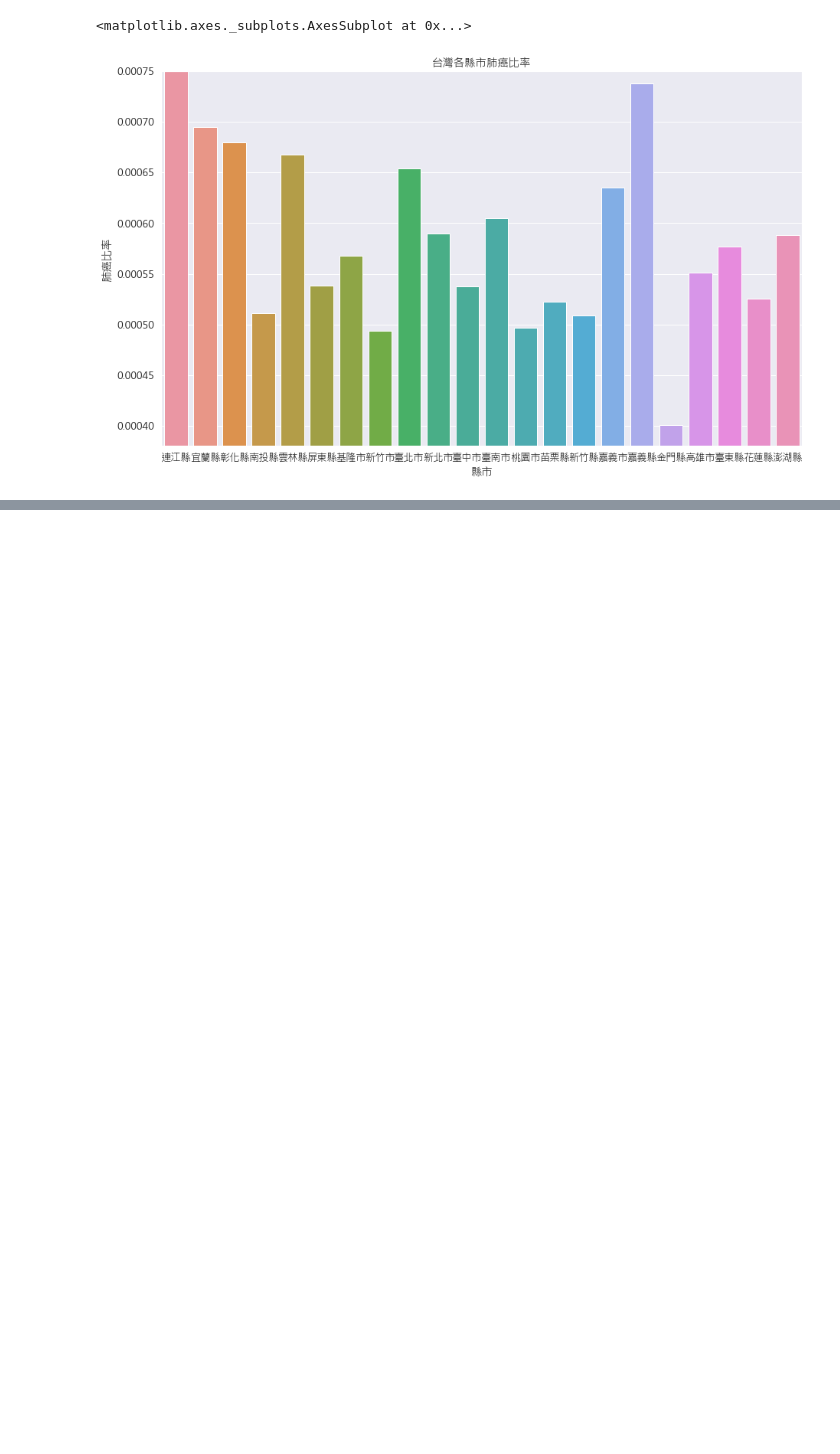
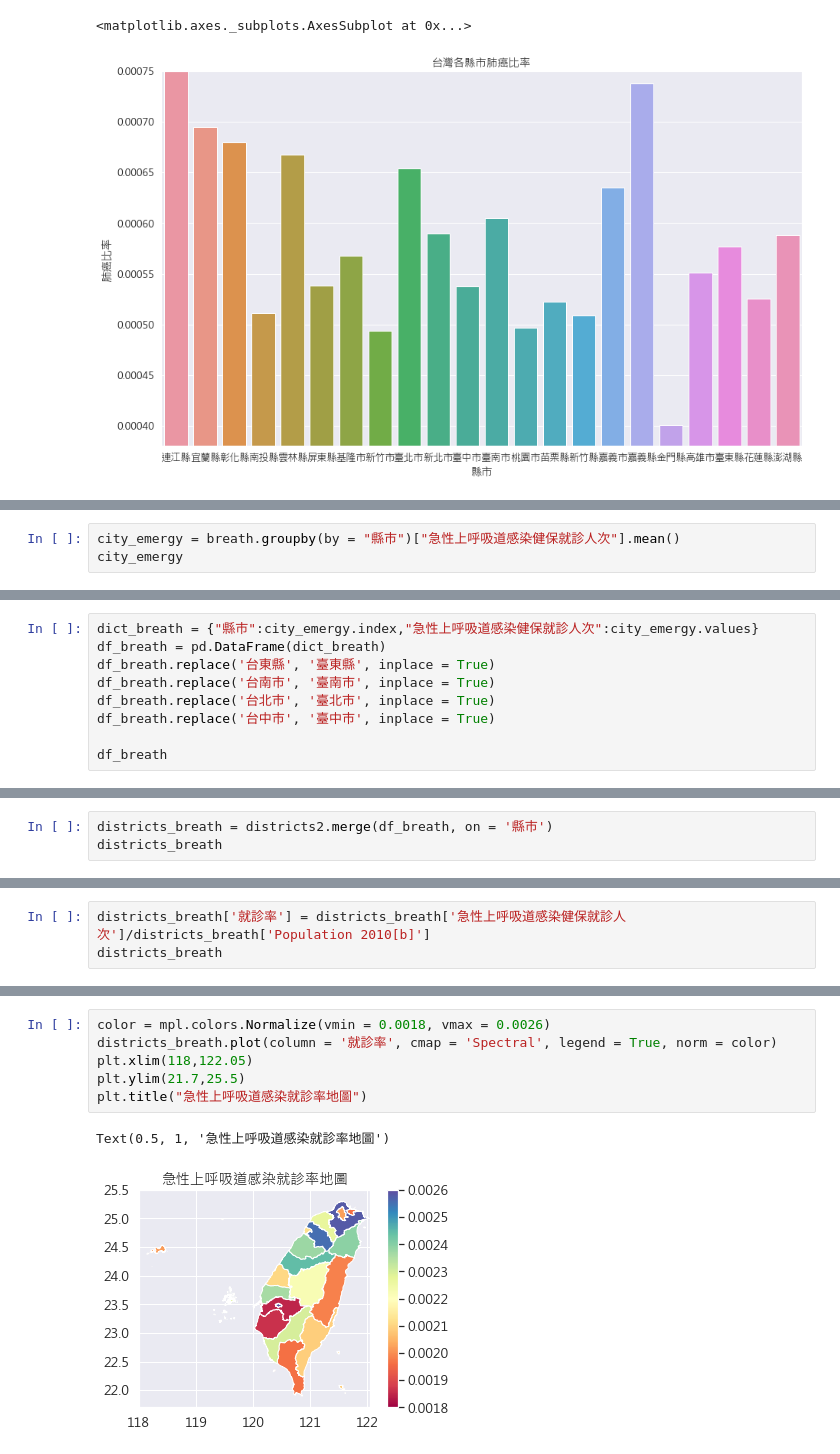
Before and after one commit to k22949706/Kenny, a Jupyter notebook: 程式語言Final.ipynb, the cells around one changed output, grey strips where cells are left out. Saved outputs shown, nothing was run; the diff lists cells and outputs as text; blank space fills up the shorter version.

```diff
--- a/程式語言Final.ipynb
+++ b/程式語言Final.ipynb
@@ -537,0 +590,3 @@ sns.barplot(x=districts3['縣市'],y=districts3['肺癌比率'])
+# %%
+city_emergy = breath.groupby(by = "縣市")["急性上呼吸道感染健保就診人次"].mean()
+city_emergy
@@ -537,0 +611,9 @@ sns.barplot(x=districts3['縣市'],y=districts3['肺癌比率'])
+# %%
+dict_breath = {"縣市":city_emergy.index,"急性上呼吸道感染健保就診人次":city_emergy.values}
+df_breath = pd.DataFrame(dict_breath)
+df_breath.replace('台東縣', '臺東縣', inplace = True)
+df_breath.replace('台南市', '臺南市', inplace = True)
+df_breath.replace('台北市', '臺北市', inplace = True)
+df_breath.replace('台中市', '臺中市', inplace = True)
+
+df_breath
@@ -537,0 +638,3 @@ sns.barplot(x=districts3['縣市'],y=districts3['肺癌比率'])
+# %%
+districts_breath = districts2.merge(df_breath, on = '縣市')
+districts_breath
@@ -537,0 +659,3 @@ sns.barplot(x=districts3['縣市'],y=districts3['肺癌比率'])
+# %%
+districts_breath['就診率'] = districts_breath['急性上呼吸道感染健保就診人次']/districts_breath['Population 2010[b]']
+districts_breath
@@ -537,0 +680,9 @@ sns.barplot(x=districts3['縣市'],y=districts3['肺癌比率'])
+# %%
+color = mpl.colors.Normalize(vmin = 0.0018, vmax = 0.0026)
+districts_breath.plot(column = '就診率', cmap = 'Spectral', legend = True, norm = color)
+plt.xlim(118,122.05)
+plt.ylim(21.7,25.5)
+plt.title("急性上呼吸道感染就診率地圖")
+# %% [output]
+Text(0.5, 1, '急性上呼吸道感染就診率地圖')
+[figure, added]
```
Also changed, not shown: parts of 13 cells of this notebook.
